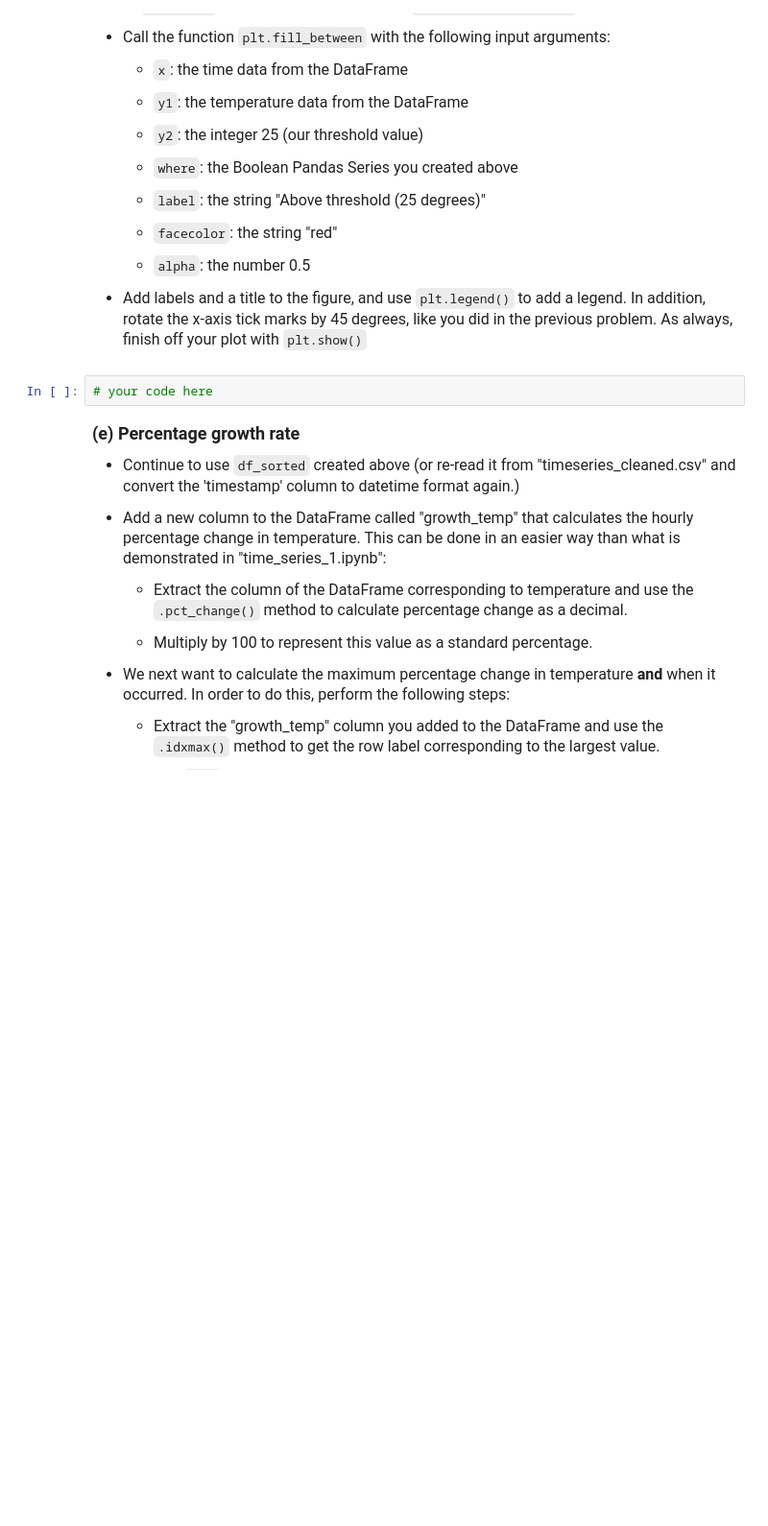
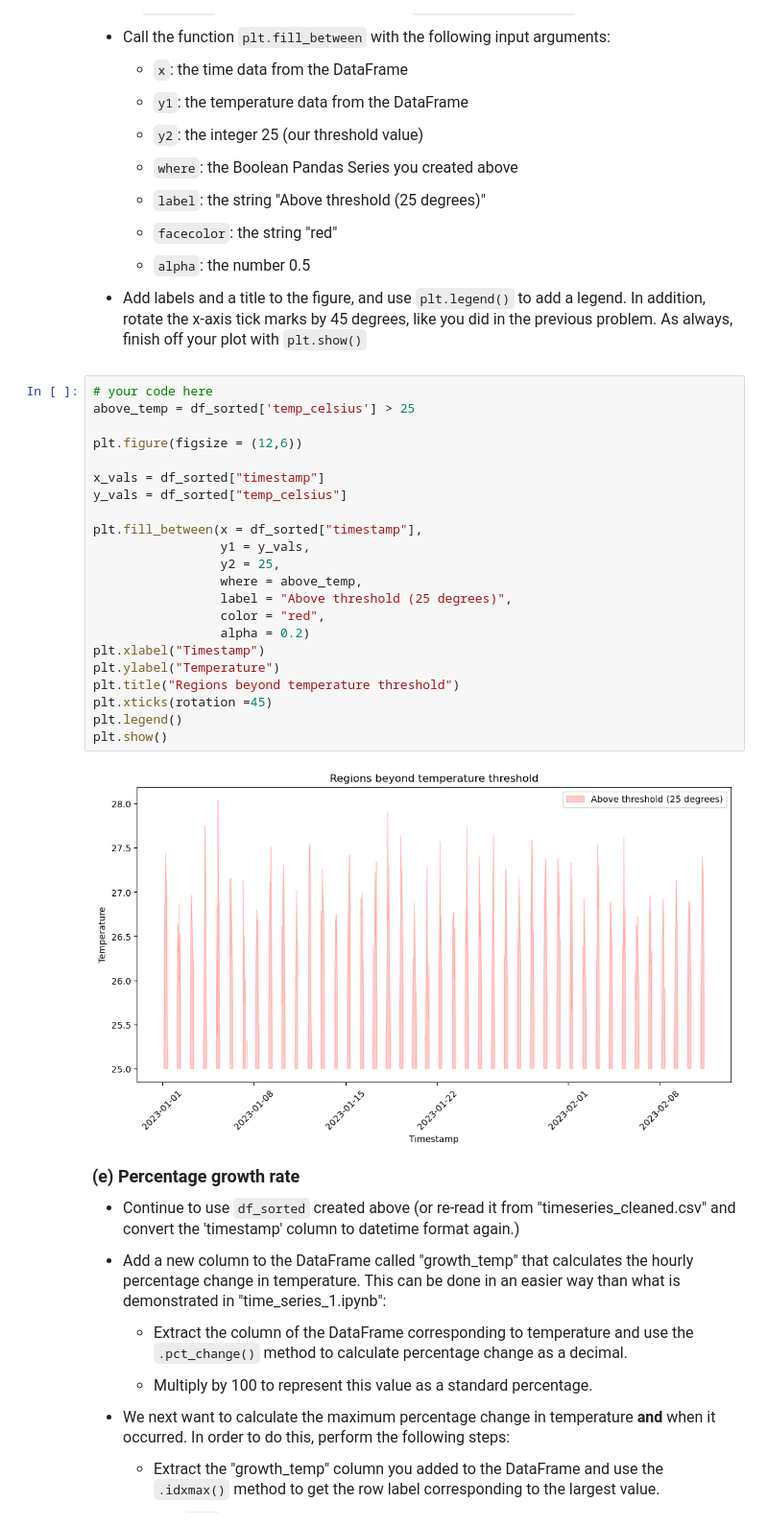
Before and after one commit to krisson381/datasci151spring2026, a Jupyter notebook: _assignments/assignment_10/Assignment10.ipynb, the cells around one changed output. Shown at 96% size. Drawn from its saved outputs; the diff is of its cells as text; blank space fills up the shorter version.

```diff
--- a/_assignments/assignment_10/Assignment10.ipynb
+++ b/_assignments/assignment_10/Assignment10.ipynb
@@ -158,6 +176,28 @@ Name: timestamp, Length: 1000, dtype: datetime64[ns]
 - Add labels and a title to the figure, and use `plt.legend()` to add a legend. In addition, rotate the x-axis tick marks by 45 degrees, like you did in the previous problem. As always, finish off your plot with `plt.show()`
 # %%
 # your code here
+above_temp = df_sorted['temp_celsius'] > 25
+
+plt.figure(figsize = (12,6))
+
+x_vals = df_sorted["timestamp"]
+y_vals = df_sorted["temp_celsius"]
+
+plt.fill_between(x = df_sorted["timestamp"],
+                 y1 = y_vals,
+                 y2 = 25,
+                 where = above_temp,
+                 label = "Above threshold (25 degrees)",
+                 color = "red",
+                 alpha = 0.2)
+plt.xlabel("Timestamp")
+plt.ylabel("Temperature")
+plt.title("Regions beyond temperature threshold")
+plt.xticks(rotation =45)
+plt.legend()
+plt.show()
+# %% [output]
+[figure, added]
 # %% [markdown]
 <font size = "4">
 
```
Also changed, not shown: parts of 3 cells of this notebook, 2 other files.
